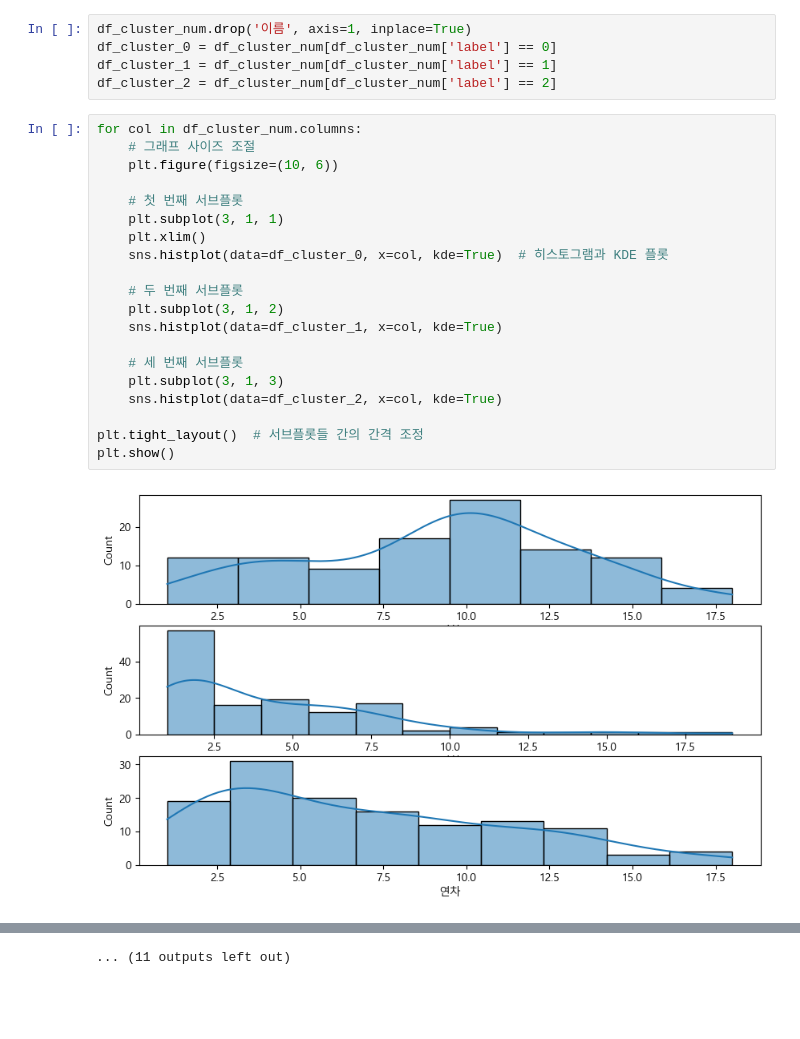
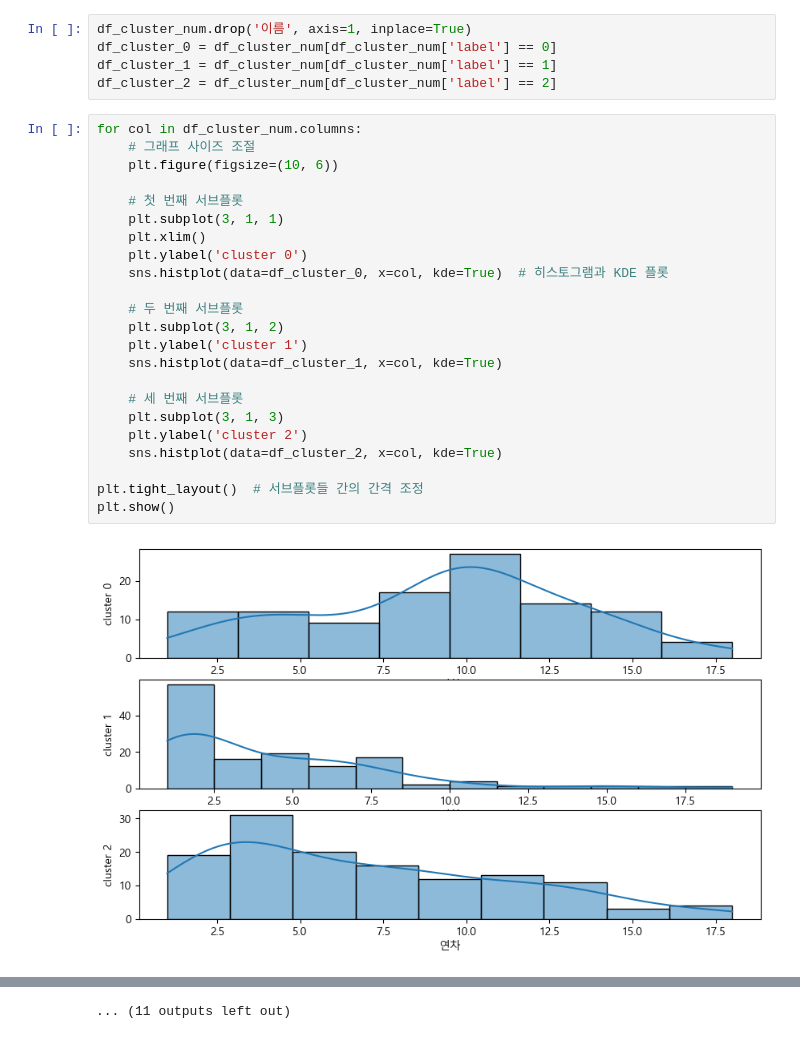
Before and after one commit to SeheeMoon/IEDataAnalysis, a Jupyter notebook: 야구선수 몸값 분석.ipynb, the cells around one changed output, grey strips where cells are left out. Drawn from its saved outputs; the diff is of its cells as text; blank space fills up the shorter version.

```diff
--- a/야구선수 몸값 분석.ipynb
+++ b/야구선수 몸값 분석.ipynb
@@ -606,22 +606,25 @@ df_cluster_2 = df_cluster_num[df_cluster_num['label'] == 2]
 # %%
 for col in df_cluster_num.columns:
     # 그래프 사이즈 조절
     plt.figure(figsize=(10, 6))
 
     # 첫 번째 서브플롯
     plt.subplot(3, 1, 1)
     plt.xlim()
+    plt.ylabel('cluster 0')
     sns.histplot(data=df_cluster_0, x=col, kde=True)  # 히스토그램과 KDE 플롯
 
     # 두 번째 서브플롯
     plt.subplot(3, 1, 2)
+    plt.ylabel('cluster 1')
     sns.histplot(data=df_cluster_1, x=col, kde=True)
 
     # 세 번째 서브플롯
     plt.subplot(3, 1, 3)
+    plt.ylabel('cluster 2')
     sns.histplot(data=df_cluster_2, x=col, kde=True)
 
 plt.tight_layout()  # 서브플롯들 간의 간격 조정
 plt.show()
 # %% [output]
-[figure, old version]
+[figure, new version]
```
Also changed, not shown: parts of 4 cells of this notebook.
